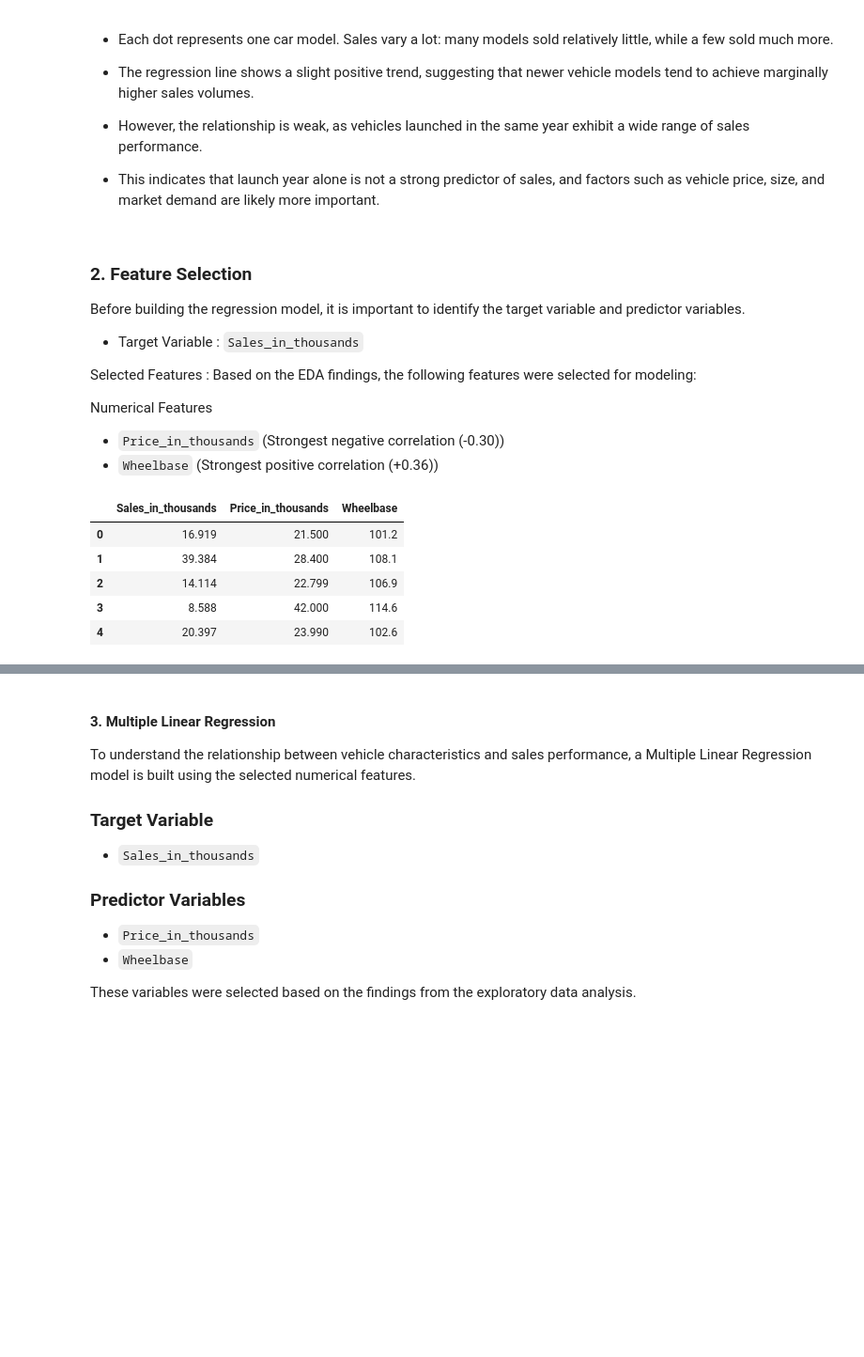
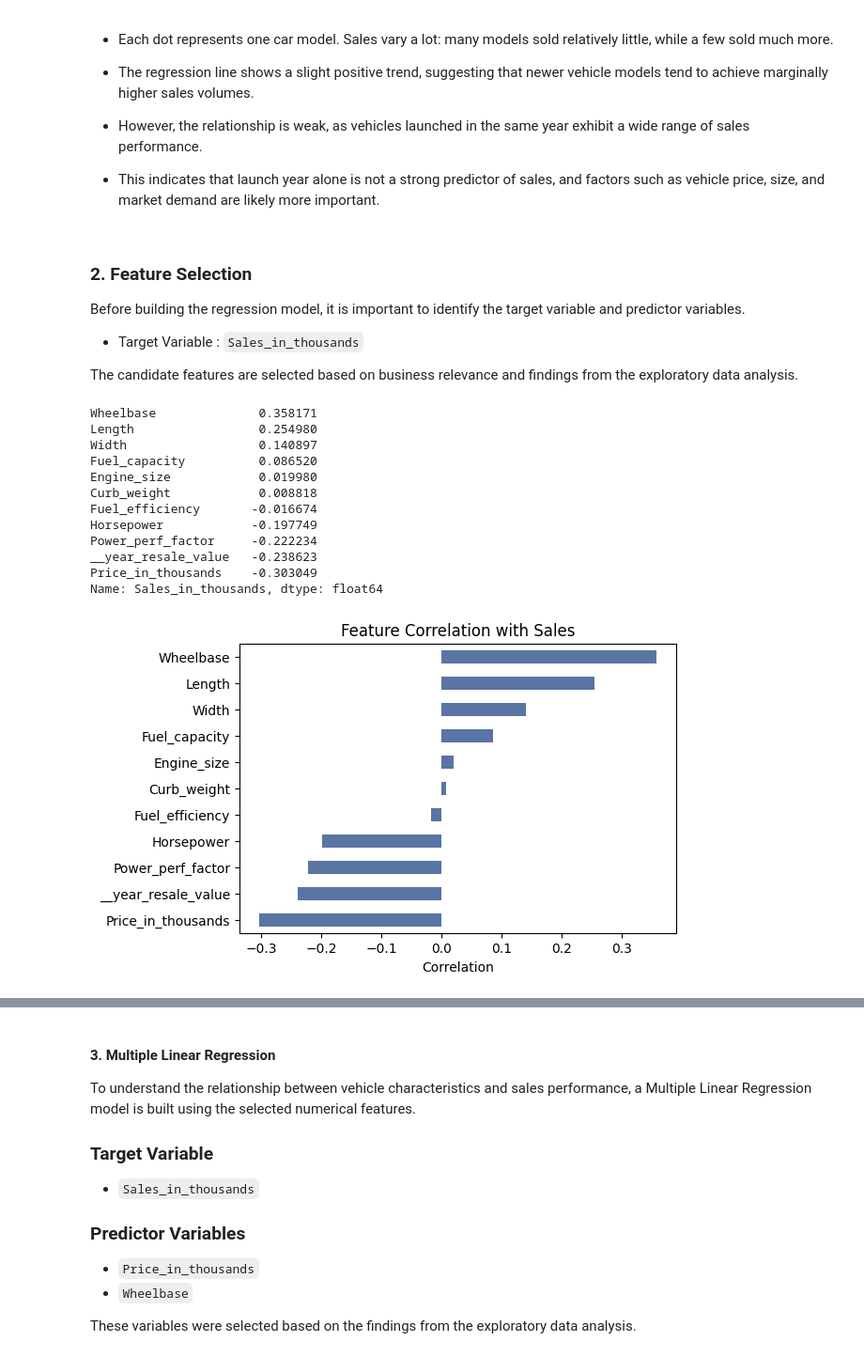
Before and after one commit to nnitika25-png/Car_sales, a Jupyter notebook: notebooks/04_Modeling_and_Insights.ipynb, the cells around one changed output, grey strips where cells are left out. Shown at 94% size. Drawn from its saved outputs; the diff is of its cells as text; code cells hidden in the pictures; blank space fills up the shorter version.

```diff
--- a/notebooks/04_Modeling_and_Insights.ipynb
+++ b/notebooks/04_Modeling_and_Insights.ipynb
@@ -108,26 +111,55 @@ Before building the regression model, it is important to identify the target var
 
 - Target Variable : `Sales_in_thousands`
 
-Selected Features : Based on the EDA findings, the following features were selected for modeling:
-
-Numerical Features
-- `Price_in_thousands`    (Strongest negative correlation (-0.30))
-- `Wheelbase`             (Strongest positive correlation (+0.36))
+The candidate features are selected based on business relevance and findings from the exploratory data analysis.
-# %%
-# Select features for modeling
-model_df = df[
-    [
-        "Sales_in_thousands",
-        "Price_in_thousands",
-        "Wheelbase"
-    ]
-].copy()
-# Create a copy to avoid modifying the original dataframe
-model_df.head()
-# %% [output]
-|  | Sales_in_thousands | Price_in_thousands | Wheelbase |
-| 0 | 16.919 | 21.500 | 101.2 |
-| 1 | 39.384 | 28.400 | 108.1 |
-| 2 | 14.114 | 22.799 | 106.9 |
-| 3 | 8.588 | 42.000 | 114.6 |
-| 4 | 20.397 | 23.990 | 102.6 |
+# %%
+candidate_features = [
+    "Price_in_thousands",
+    "__year_resale_value",
+    "Engine_size",
+    "Horsepower",
+    "Wheelbase",
+    "Width",
+    "Length",
+    "Curb_weight",
+    "Fuel_capacity",
+    "Fuel_efficiency",
+    "Power_perf_factor"
+]
+
+# Correlation with Target
+
+feature_corr = (
+    df[candidate_features + ["Sales_in_thousands"]]
+    .corr()["Sales_in_thousands"]
+    .drop("Sales_in_thousands")
+    .sort_values(ascending=False)
+)
+
+display(feature_corr)
+
+plt.figure(figsize=(6, 4))
+
+feature_corr.sort_values().plot(
+    kind="barh",
+    color="#5875A4"
+)
+
+plt.title("Feature Correlation with Sales")
+plt.xlabel("Correlation")
+
+plt.show()
+# %% [output]
+Wheelbase              0.358171
+Length                 0.254980
+Width                  0.140897
+Fuel_capacity          0.086520
+Engine_size            0.019980
+Curb_weight            0.008818
+Fuel_efficiency       -0.016674
+Horsepower            -0.197749
+Power_perf_factor     -0.222234
+__year_resale_value   -0.238623
+Price_in_thousands    -0.303049
+Name: Sales_in_thousands, dtype: float64
+[figure, added]
```
Also changed, not shown: parts of 16 cells of this notebook.
